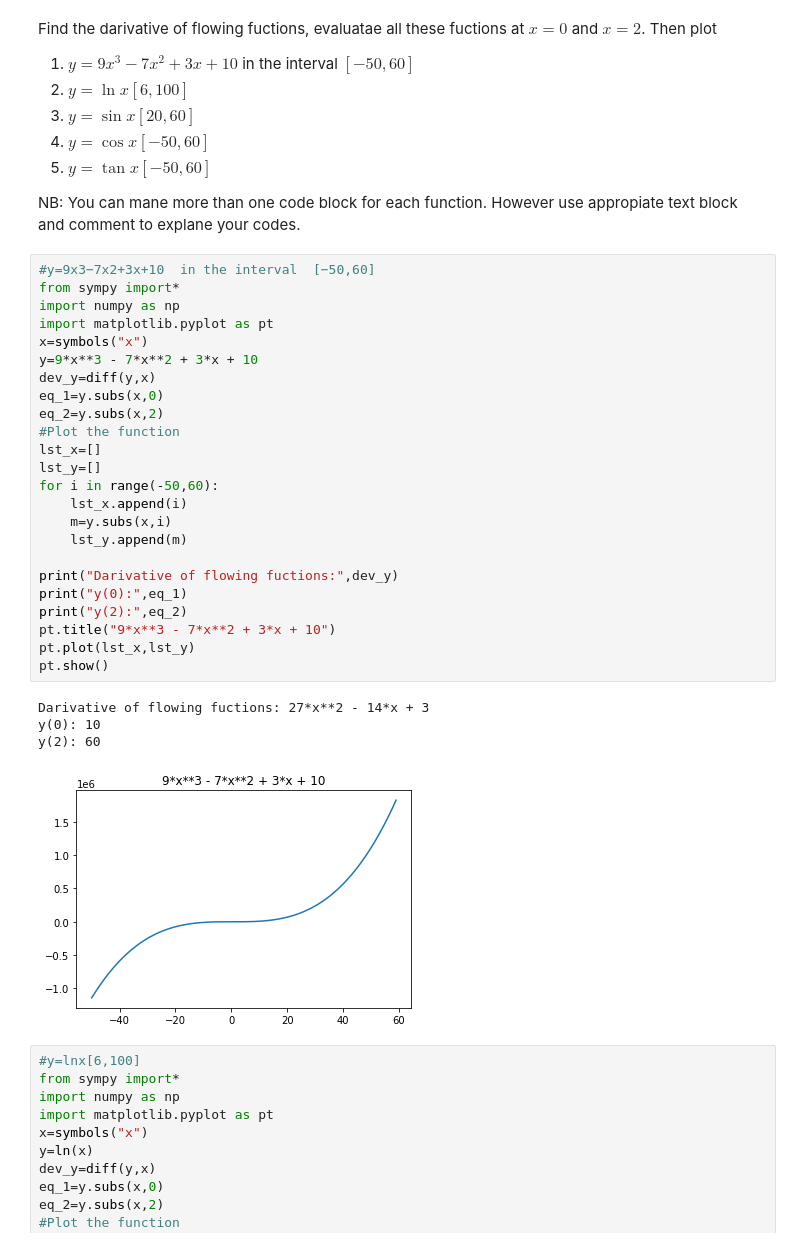
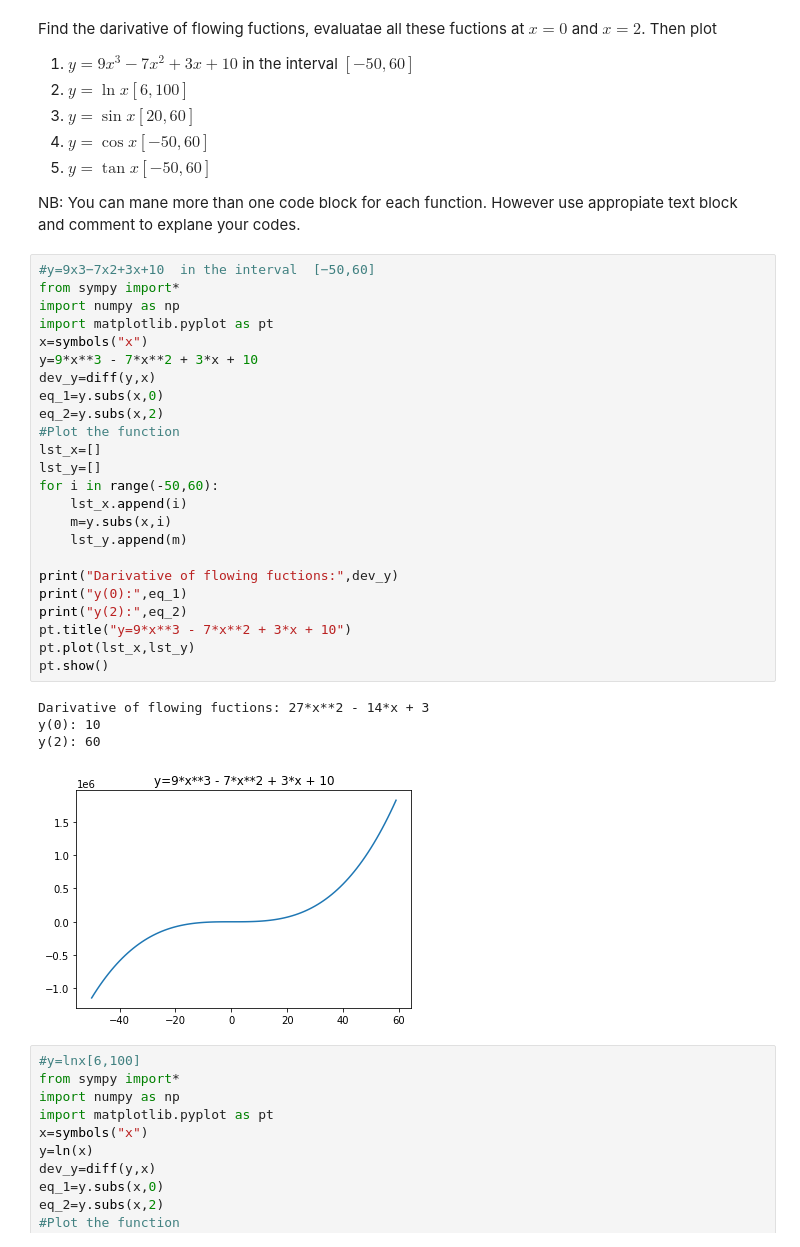
Before and after one commit to proloypoddar/MAT-120-Resources-, a Jupyter notebook: Copy_of_Assignment_1_.ipynb, the cells around one changed output. Drawn from its saved outputs; the diff is of its cells as text.

```diff
--- a/Copy_of_Assignment_1_.ipynb
+++ b/Copy_of_Assignment_1_.ipynb
@@ -21,32 +21,32 @@ NB:  You can mane more than one code block for each function. However use approp
 # %%
 #y=9x3−7x2+3x+10  in the interval  [−50,60]
 from sympy import*
 import numpy as np
 import matplotlib.pyplot as pt
 x=symbols("x")
 y=9*x**3 - 7*x**2 + 3*x + 10
 dev_y=diff(y,x)
 eq_1=y.subs(x,0)
 eq_2=y.subs(x,2)
 #Plot the function
 lst_x=[]
 lst_y=[]
 for i in range(-50,60):
     lst_x.append(i)
     m=y.subs(x,i)
     lst_y.append(m)
 
 print("Darivative of flowing fuctions:",dev_y)
 print("y(0):",eq_1)
 print("y(2):",eq_2)
-pt.title("9*x**3 - 7*x**2 + 3*x + 10")
+pt.title("y=9*x**3 - 7*x**2 + 3*x + 10")
 pt.plot(lst_x,lst_y)
 pt.show()
 # %% [output]
 Darivative of flowing fuctions: 27*x**2 - 14*x + 3
 y(0): 10
 y(2): 60
-[figure, old version]
+[figure, new version]
 # %%
 #y=lnx[6,100]
 from sympy import*
```
